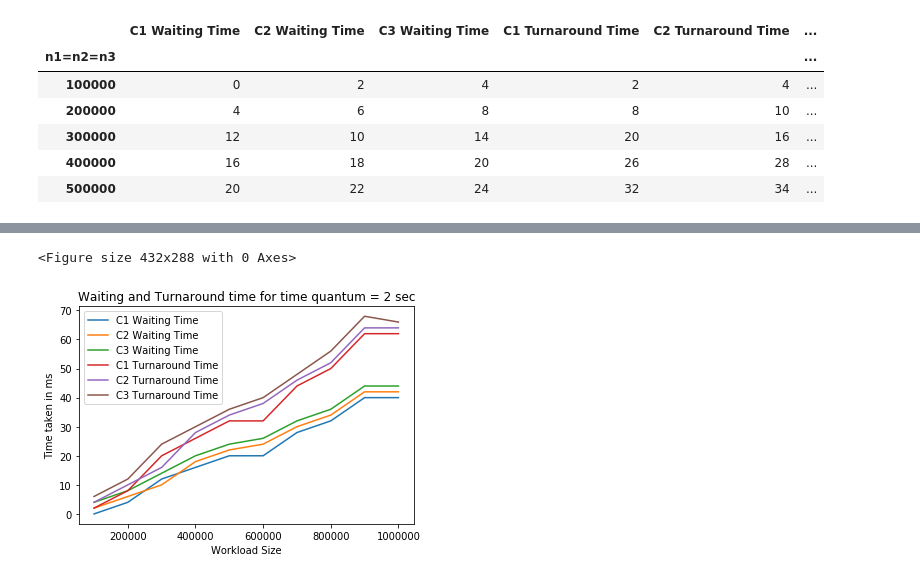
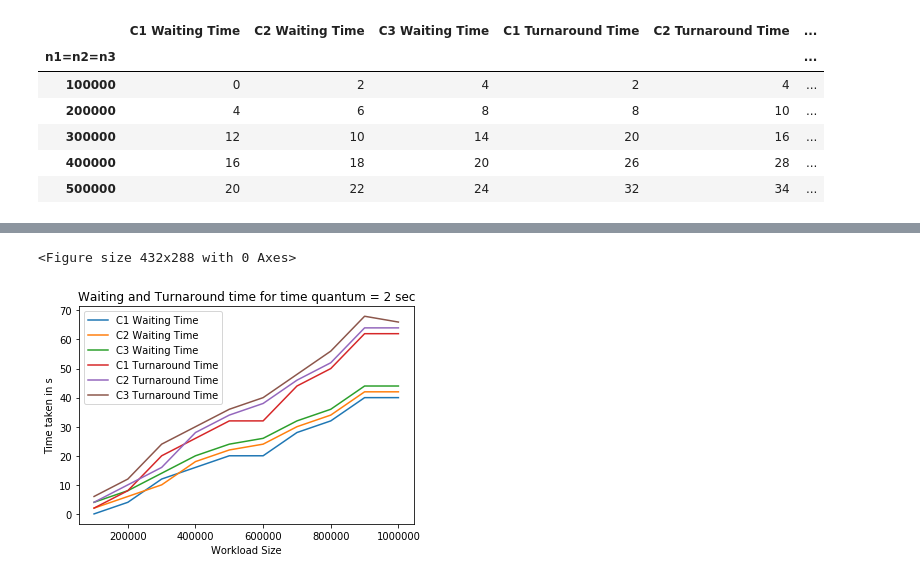
Before and after one commit to Amogh-Bharadwaj/OS_Assignment, a Jupyter notebook: RR-q=2.ipynb, the cells around one changed output, grey strips where cells are left out. Saved outputs shown, nothing was run; the diff lists cells and outputs as text; code cells hidden in the pictures.

```diff
--- a/RR-q=2.ipynb
+++ b/RR-q=2.ipynb
@@ -49,9 +49,9 @@ plt.show()
 # %%
 plt.figure()
 df.plot(title='Waiting and Turnaround time for time quantum = 2 sec')
 plt.xlabel('Workload Size')
-plt.ylabel('Time taken in ms')
+plt.ylabel('Time taken in s')
 plt.show()
 # %% [output]
 <Figure size 432x288 with 0 Axes>
-[figure, old version]
+[figure, new version]
```
Also changed, not shown: parts of 3 cells of this notebook, 2 other files.
